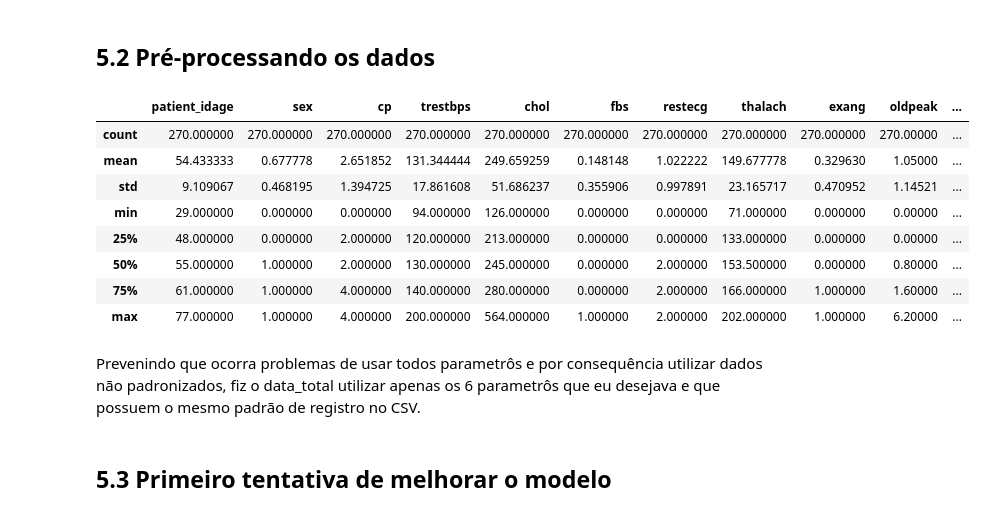
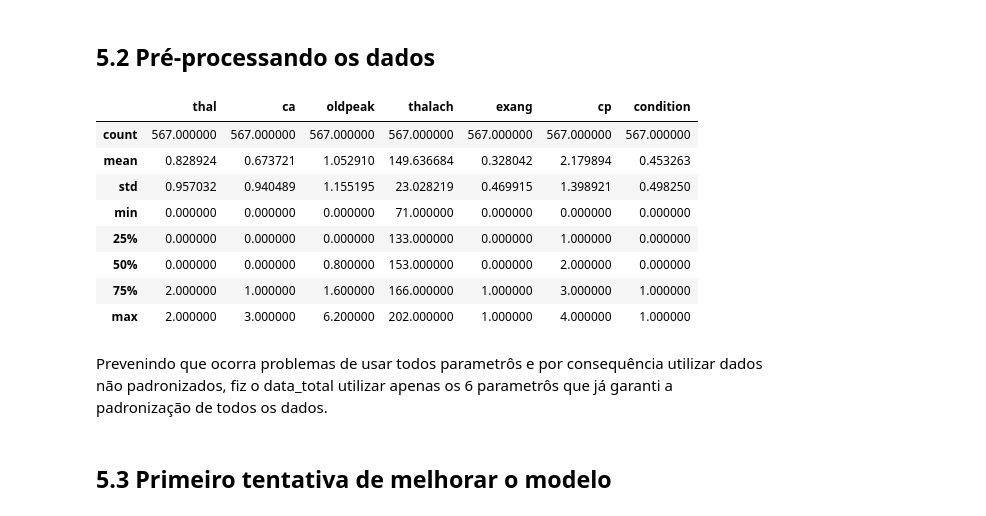
Before and after one commit to GeorgeAlexsander/Cardiac_Disease_Prediction_using_Neural_Networks, a Jupyter notebook: HeartDiseasePrediction.ipynb, the cells around one changed output. Saved outputs shown, nothing was run; the diff lists cells and outputs as text; code cells hidden in the pictures.

```diff
--- a/HeartDiseasePrediction.ipynb
+++ b/HeartDiseasePrediction.ipynb
@@ -859,25 +859,25 @@ Basicamente, neste pondo deve-se pré-processar as colunas "thal" e "cp" do Data
 # %%
 features = ['thal', 'ca', 'oldpeak', 'thalach', 'exang', 'cp', 'condition']
 
 
 data2['thal'] = data2['thal'].replace({3: 0, 6: 1, 7: 2})
 data2['cp'] = data2['cp'].replace({1: 0, 2: 1, 3: 2})
 
 # Concatenando apenas as colunas desejadas
 data_total = pd.concat([data.loc[:, features], data2.loc[:, features]])
-data2.describe()
+data_total.describe()
 # %% [output]
-|  | patient_idage | sex | cp | trestbps | chol | fbs | restecg | thalach | exang | oldpeak | ... |
-| count | 270.000000 | 270.000000 | 270.000000 | 270.000000 | 270.000000 | 270.000000 | 270.000000 | 270.000000 | 270.000000 | 270.00000 | ... |
-| mean | 54.433333 | 0.677778 | 2.651852 | 131.344444 | 249.659259 | 0.148148 | 1.022222 | 149.677778 | 0.329630 | 1.05000 | ... |
-| std | 9.109067 | 0.468195 | 1.394725 | 17.861608 | 51.686237 | 0.355906 | 0.997891 | 23.165717 | 0.470952 | 1.14521 | ... |
-| min | 29.000000 | 0.000000 | 0.000000 | 94.000000 | 126.000000 | 0.000000 | 0.000000 | 71.000000 | 0.000000 | 0.00000 | ... |
-| 25% | 48.000000 | 0.000000 | 2.000000 | 120.000000 | 213.000000 | 0.000000 | 0.000000 | 133.000000 | 0.000000 | 0.00000 | ... |
-| 50% | 55.000000 | 1.000000 | 2.000000 | 130.000000 | 245.000000 | 0.000000 | 2.000000 | 153.500000 | 0.000000 | 0.80000 | ... |
-| 75% | 61.000000 | 1.000000 | 4.000000 | 140.000000 | 280.000000 | 0.000000 | 2.000000 | 166.000000 | 1.000000 | 1.60000 | ... |
-| max | 77.000000 | 1.000000 | 4.000000 | 200.000000 | 564.000000 | 1.000000 | 2.000000 | 202.000000 | 1.000000 | 6.20000 | ... |
+|  | thal | ca | oldpeak | thalach | exang | cp | condition |
+| count | 567.000000 | 567.000000 | 567.000000 | 567.000000 | 567.000000 | 567.000000 | 567.000000 |
+| mean | 0.828924 | 0.673721 | 1.052910 | 149.636684 | 0.328042 | 2.179894 | 0.453263 |
+| std | 0.957032 | 0.940489 | 1.155195 | 23.028219 | 0.469915 | 1.398921 | 0.498250 |
+| min | 0.000000 | 0.000000 | 0.000000 | 71.000000 | 0.000000 | 0.000000 | 0.000000 |
+| 25% | 0.000000 | 0.000000 | 0.000000 | 133.000000 | 0.000000 | 1.000000 | 0.000000 |
+| 50% | 0.000000 | 0.000000 | 0.800000 | 153.000000 | 0.000000 | 2.000000 | 0.000000 |
+| 75% | 2.000000 | 1.000000 | 1.600000 | 166.000000 | 1.000000 | 3.000000 | 1.000000 |
+| max | 2.000000 | 3.000000 | 6.200000 | 202.000000 | 1.000000 | 4.000000 | 1.000000 |
 # %% [markdown]
-Prevenindo que ocorra problemas de usar todos parametrôs e por consequência utilizar dados não padronizados, fiz o data_total utilizar apenas os 6 parametrôs que eu desejava e que possuem o mesmo padrão de registro no CSV.
+Prevenindo que ocorra problemas de usar todos parametrôs e por consequência utilizar dados não padronizados, fiz o data_total utilizar apenas os 6 parametrôs que já garanti a padronização de todos os dados.
 # %% [markdown]
 ## 5.3 Primeiro tentativa de melhorar o modelo
 # %%
```
Also changed, not shown: parts of 6 cells of this notebook.
